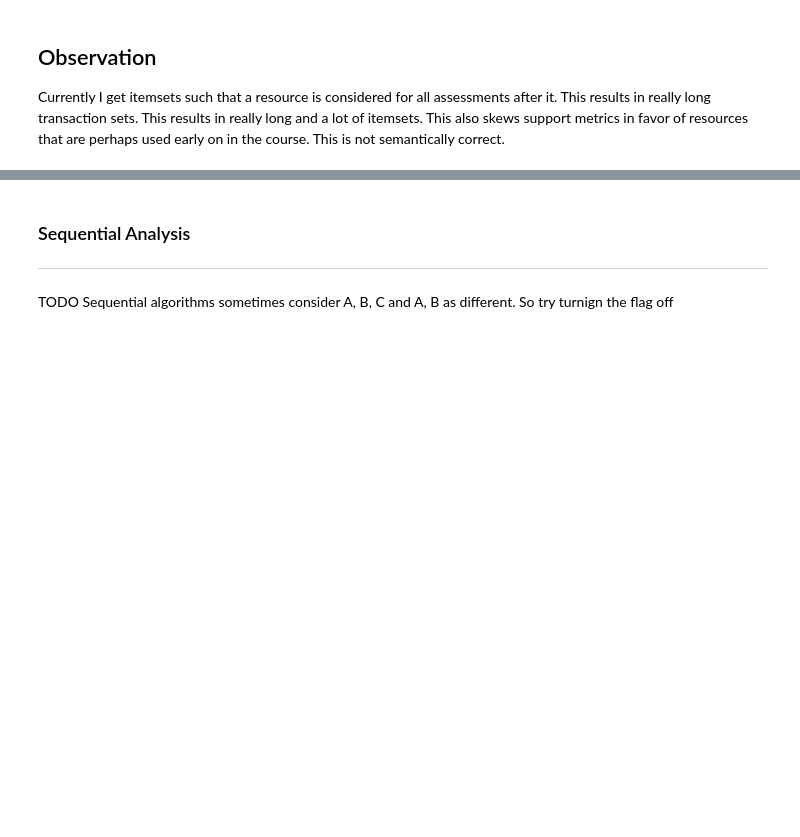
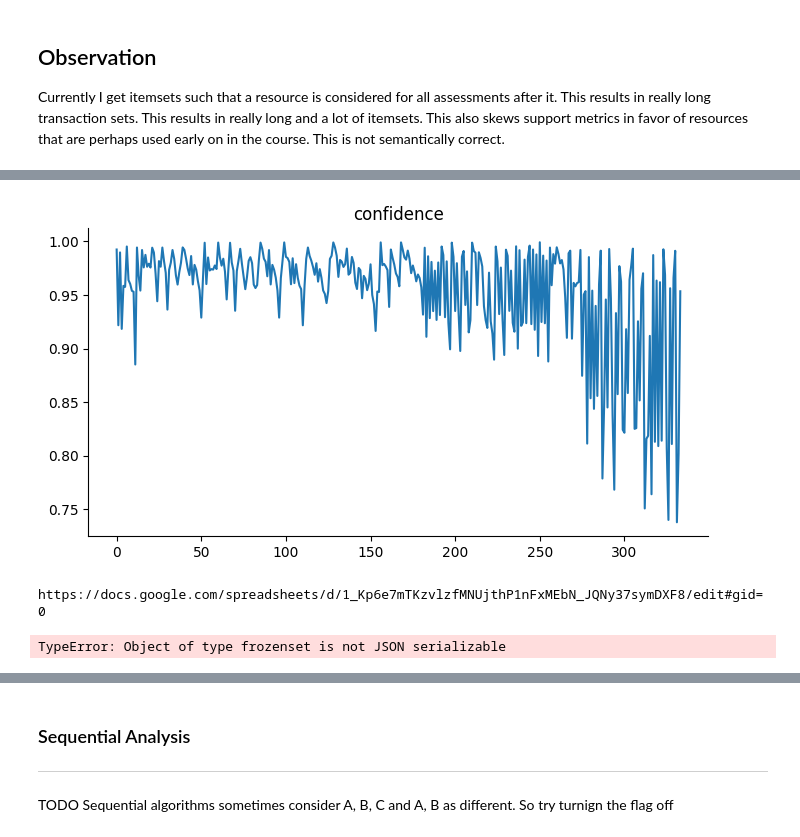
Before and after one commit to Tanyk2004/CS370-ERS, a Jupyter notebook: recommender.ipynb, the cells around one changed output, grey strips where cells are left out. Drawn from its saved outputs; the diff is of its cells as text; code cells hidden in the pictures; blank space fills up the shorter version.

```diff
--- a/recommender.ipynb
+++ b/recommender.ipynb
@@ -613,0 +673,14 @@ Generating Rules...
+# %%
+# @title confidence
+
+from matplotlib import pyplot as plt
+rules['confidence'].plot(kind='line', figsize=(8, 4), title='confidence')
+plt.gca().spines[['top', 'right']].set_visible(False)
+# %% [output]
+[figure, added]
+# %%
+from google.colab import sheets
+sheet = sheets.InteractiveSheet(df=rules)
+# %% [output]
+https://docs.google.com/spreadsheets/d/1_Kp6e7mTKzvlzfMNUjthP1nFxMEbN_JQNy37symDXF8/edit#gid=0
+TypeError: Object of type frozenset is not JSON serializable
```
Also changed, not shown: parts of 12 cells of this notebook.
